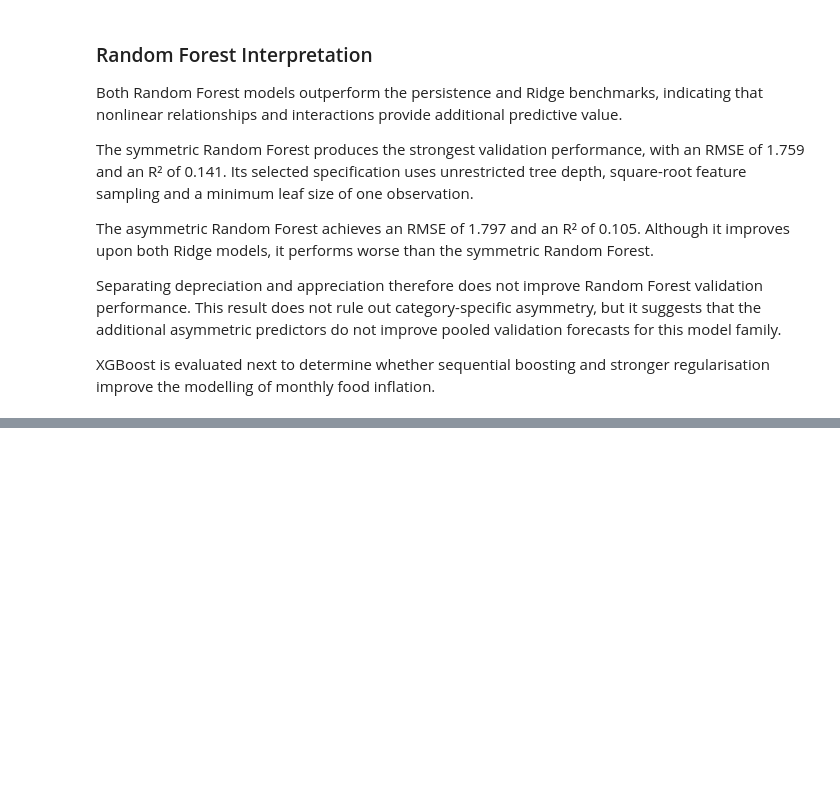
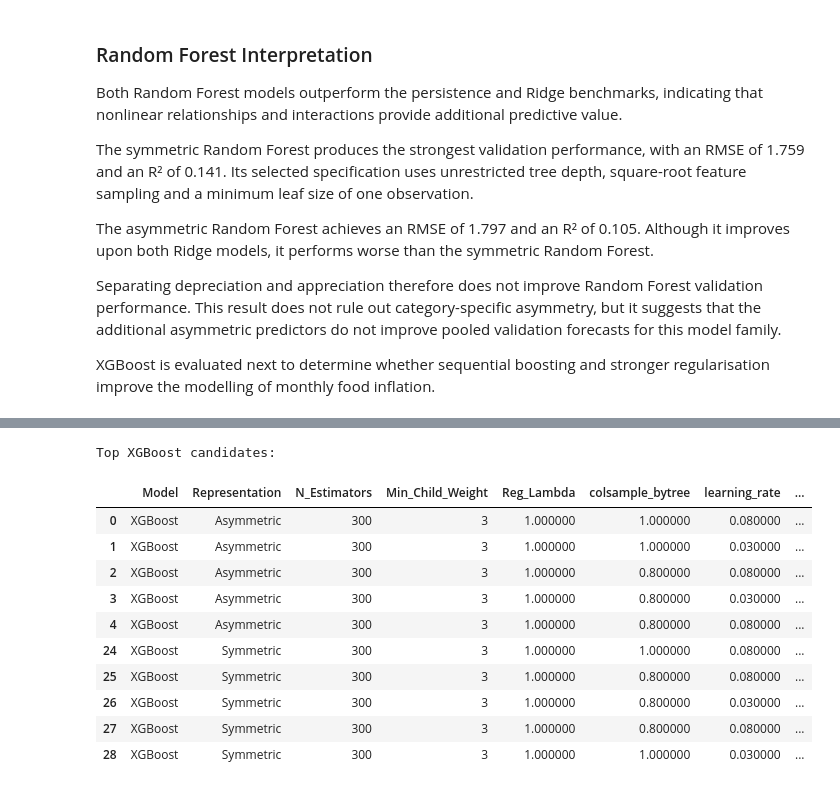
Before and after one commit to MasindiManaga/ERPT_ML_Research, a Jupyter notebook: notebooks/08_Machine_Learning_Modelling.ipynb, the cells around one changed output, grey strips where cells are left out. Drawn from its saved outputs; the diff is of its cells as text; code cells hidden in the pictures; blank space fills up the shorter version.

Commit message:
Tune and Select XGBoost model

```diff
--- a/notebooks/08_Machine_Learning_Modelling.ipynb
+++ b/notebooks/08_Machine_Learning_Modelling.ipynb
@@ -995,0 +1116,80 @@ XGBoost is evaluated next to determine whether sequential boosting and stronger
+# %%
+# select XGBoost models
+
+ranked_xgboost_results = (
+    xgboost_tuning_results
+    .sort_values(
+        ["Representation", "RMSE", "MAE"]
+    )
+    .reset_index(drop=True)
+)
+
+selected_xgboost_results = (
+    ranked_xgboost_results
+    .drop_duplicates(
+        subset="Representation",
+        keep="first",
+    )
+    .sort_values("Representation")
+    .reset_index(drop=True)
+)
+
+print("Top XGBoost candidates:")
+
+display(
+    ranked_xgboost_results
+    .groupby(
+        "Representation",
+        group_keys=False,
+    )
+    .head(5)
+)
+
+print("Selected XGBoost specifications:")
+
+display(selected_xgboost_results)
+
+# Make the cell safe to rerun
+validation_model_results = (
+    validation_model_results.loc[
+        validation_model_results["Model"]
+        != "XGBoost"
+    ]
+    .copy()
+)
+
+validation_model_results = pd.concat(
+    [
+        validation_model_results,
+        selected_xgboost_results[
+            [
+                "Model",
+                "Representation",
+                "MAE",
+                "RMSE",
+                "R2",
+                "Directional_Accuracy_Pct",
+            ]
+        ],
+    ],
+    ignore_index=True,
+)
+
+print("Complete validation comparison:")
+
+display(
+    validation_model_results.sort_values("RMSE")
+)
+# %% [output]
+Top XGBoost candidates:
+|  | Model | Representation | N_Estimators | Min_Child_Weight | Reg_Lambda | colsample_bytree | learning_rate | ... |
+| 0 | XGBoost | Asymmetric | 300 | 3 | 1.000000 | 1.000000 | 0.080000 | ... |
+| 1 | XGBoost | Asymmetric | 300 | 3 | 1.000000 | 1.000000 | 0.030000 | ... |
+| 2 | XGBoost | Asymmetric | 300 | 3 | 1.000000 | 0.800000 | 0.080000 | ... |
+| 3 | XGBoost | Asymmetric | 300 | 3 | 1.000000 | 0.800000 | 0.030000 | ... |
+| 4 | XGBoost | Asymmetric | 300 | 3 | 1.000000 | 0.800000 | 0.080000 | ... |
+| 24 | XGBoost | Symmetric | 300 | 3 | 1.000000 | 1.000000 | 0.080000 | ... |
+| 25 | XGBoost | Symmetric | 300 | 3 | 1.000000 | 0.800000 | 0.080000 | ... |
+| 26 | XGBoost | Symmetric | 300 | 3 | 1.000000 | 0.800000 | 0.030000 | ... |
+| 27 | XGBoost | Symmetric | 300 | 3 | 1.000000 | 0.800000 | 0.080000 | ... |
+| 28 | XGBoost | Symmetric | 300 | 3 | 1.000000 | 1.000000 | 0.030000 | ... |
```
Also changed, not shown: parts of 2 cells of this notebook.
